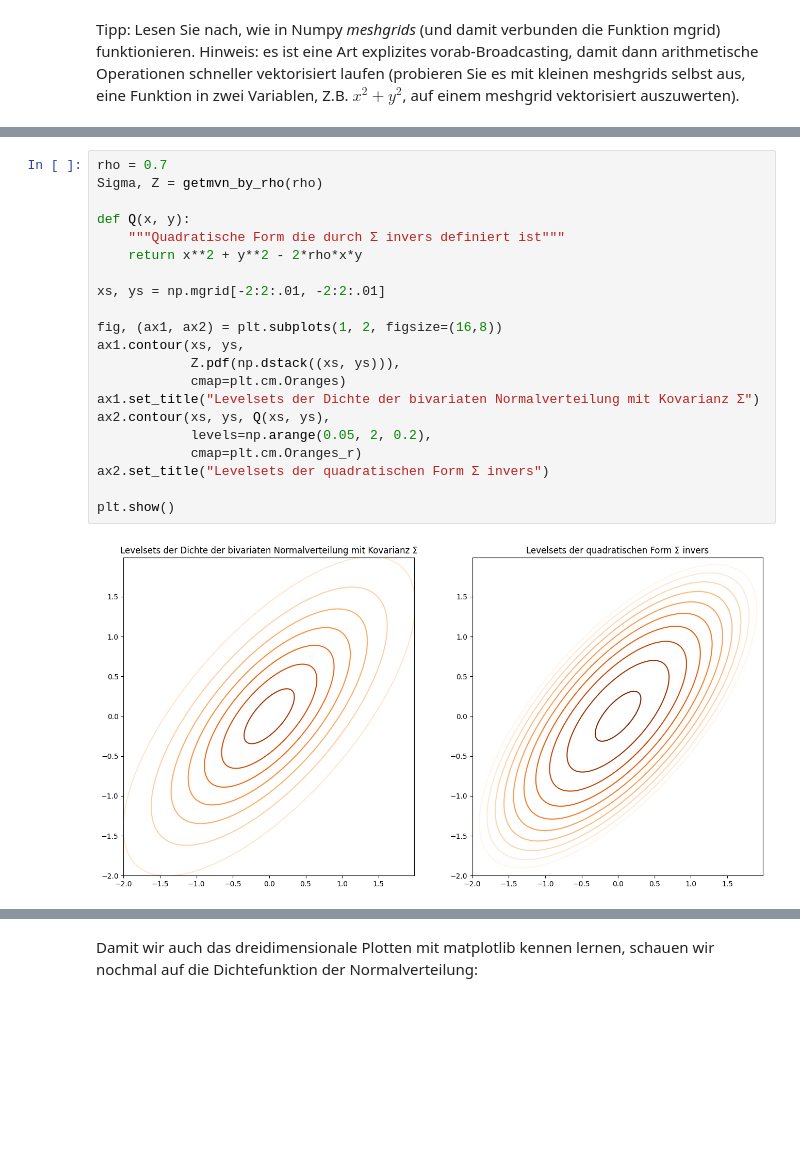
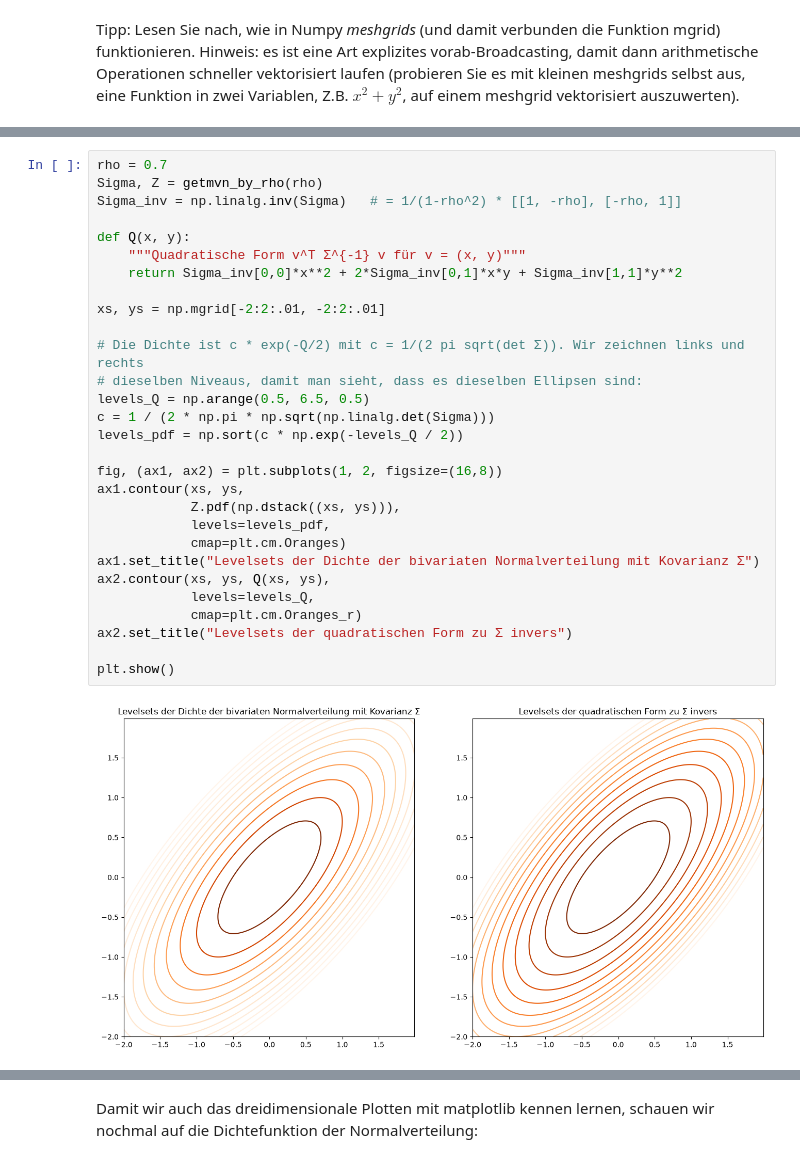
Before and after one commit to konradvoelkel/ds-skript-mirror, a Jupyter notebook: multivariate-normalverteilung.ipynb, the cells around one changed output, grey strips where cells are left out. Saved outputs shown, nothing was run; the diff lists cells and outputs as text; blank space fills up the shorter version.

```diff
--- a/multivariate-normalverteilung.ipynb
+++ b/multivariate-normalverteilung.ipynb
@@ -107,23 +107,31 @@ Um die Geometrie besser verstehen zu können, empfiehlt es sich mit bivariaten N
 # %%
 rho = 0.7
 Sigma, Z = getmvn_by_rho(rho)
+Sigma_inv = np.linalg.inv(Sigma)   # = 1/(1-rho^2) * [[1, -rho], [-rho, 1]]
 
 def Q(x, y):
-    """Quadratische Form die durch Σ invers definiert ist"""
-    return x**2 + y**2 - 2*rho*x*y
+    """Quadratische Form v^T Σ^{-1} v für v = (x, y)"""
+    return Sigma_inv[0,0]*x**2 + 2*Sigma_inv[0,1]*x*y + Sigma_inv[1,1]*y**2
 
 xs, ys = np.mgrid[-2:2:.01, -2:2:.01]
+
+# Die Dichte ist c * exp(-Q/2) mit c = 1/(2 pi sqrt(det Σ)). Wir zeichnen links und rechts
+# dieselben Niveaus, damit man sieht, dass es dieselben Ellipsen sind:
+levels_Q = np.arange(0.5, 6.5, 0.5)
+c = 1 / (2 * np.pi * np.sqrt(np.linalg.det(Sigma)))
+levels_pdf = np.sort(c * np.exp(-levels_Q / 2))
 
 fig, (ax1, ax2) = plt.subplots(1, 2, figsize=(16,8))
 ax1.contour(xs, ys,
             Z.pdf(np.dstack((xs, ys))),
+            levels=levels_pdf,
             cmap=plt.cm.Oranges)
 ax1.set_title("Levelsets der Dichte der bivariaten Normalverteilung mit Kovarianz Σ")
 ax2.contour(xs, ys, Q(xs, ys),
-            levels=np.arange(0.05, 2, 0.2),
+            levels=levels_Q,
             cmap=plt.cm.Oranges_r)
-ax2.set_title("Levelsets der quadratischen Form Σ invers")
+ax2.set_title("Levelsets der quadratischen Form zu Σ invers")
 
 plt.show()
 # %% [output]
-[figure, old version]
+[figure, new version]
```
Also changed, not shown: parts of 6 cells of this notebook, 19 other files.
